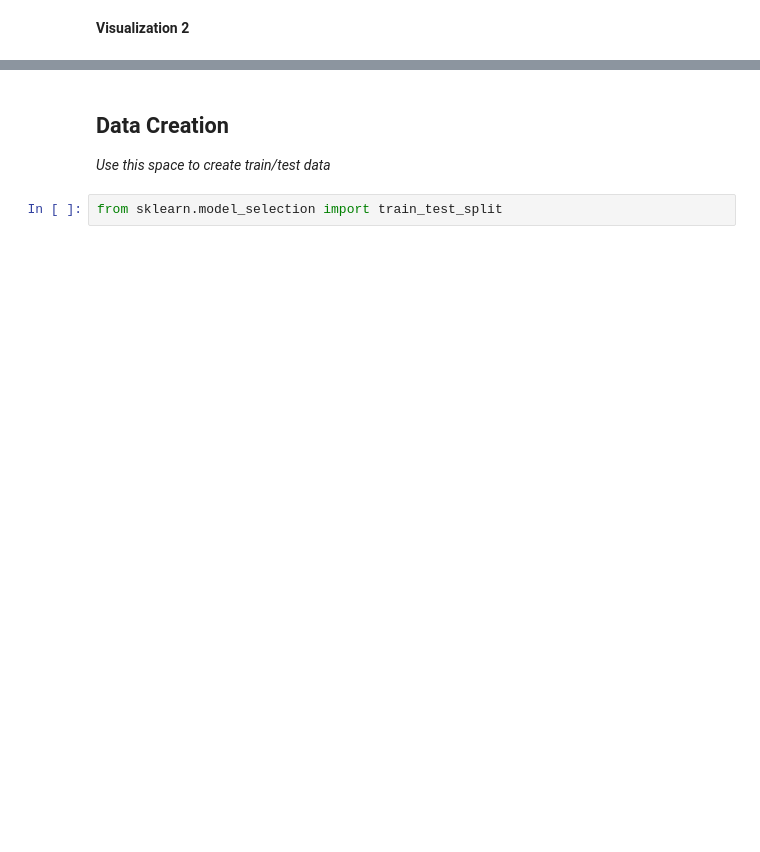
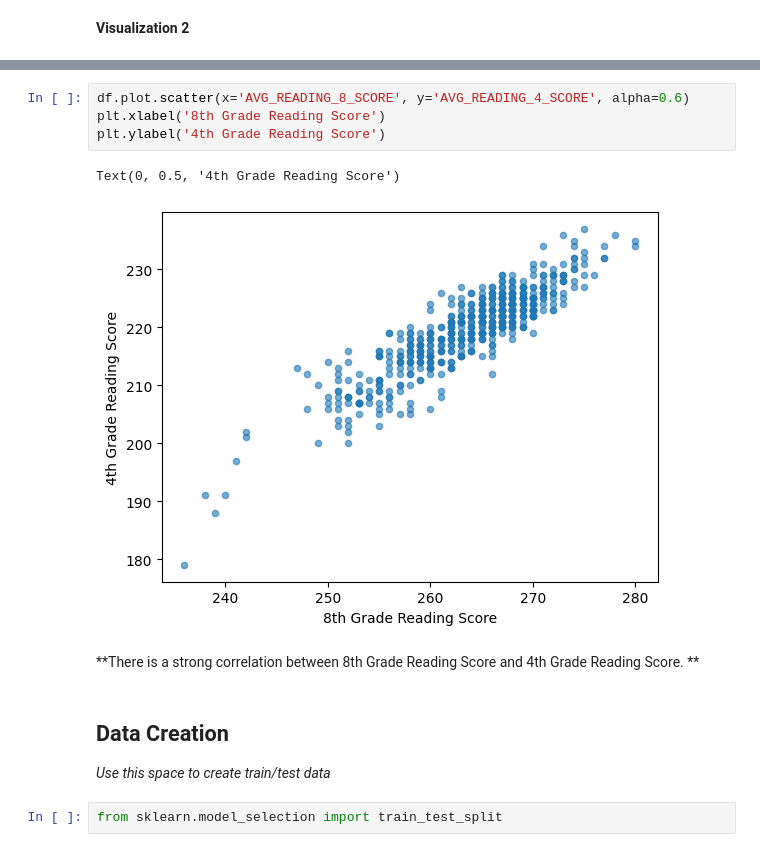
Before and after one commit to Jesaness/MDST-Onboarding, a Jupyter notebook: tutorial1/checkpoint1.ipynb, the cells around one changed output, grey strips where cells are left out. Cells and saved outputs as stored; diff of their text form; blank space fills up the shorter version.

```diff
--- a/tutorial1/checkpoint1.ipynb
+++ b/tutorial1/checkpoint1.ipynb
@@ -74,3 +149,12 @@ Investigate the relationship between your chosen response variable and at least
+# %%
+df.plot.scatter(x='AVG_READING_8_SCORE', y='AVG_READING_4_SCORE', alpha=0.6)
+plt.xlabel('8th Grade Reading Score')
+plt.ylabel('4th Grade Reading Score')
+# %% [output]
+Text(0, 0.5, '4th Grade Reading Score')
+[figure, added]
+# %% [markdown]
+**There is a strong correlation between 8th Grade Reading Score and 4th Grade Reading Score. **
 # %% [markdown]
 <h2> Data Creation </h2>
 
```
Also changed, not shown: parts of 26 cells of this notebook, 1 other file.
